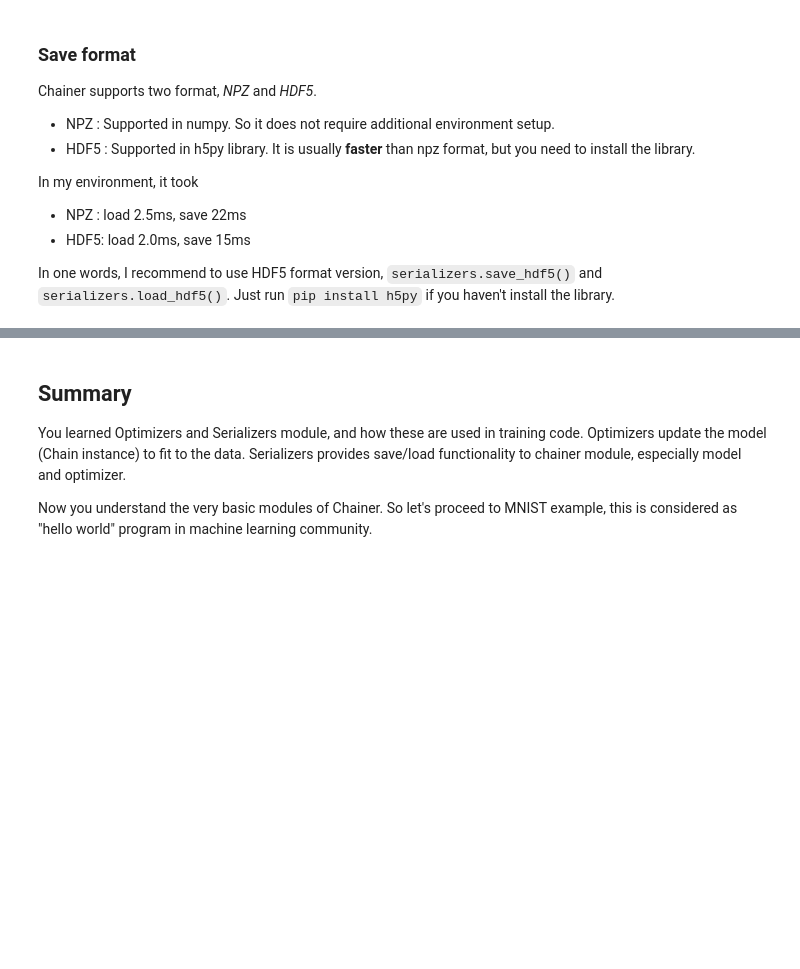
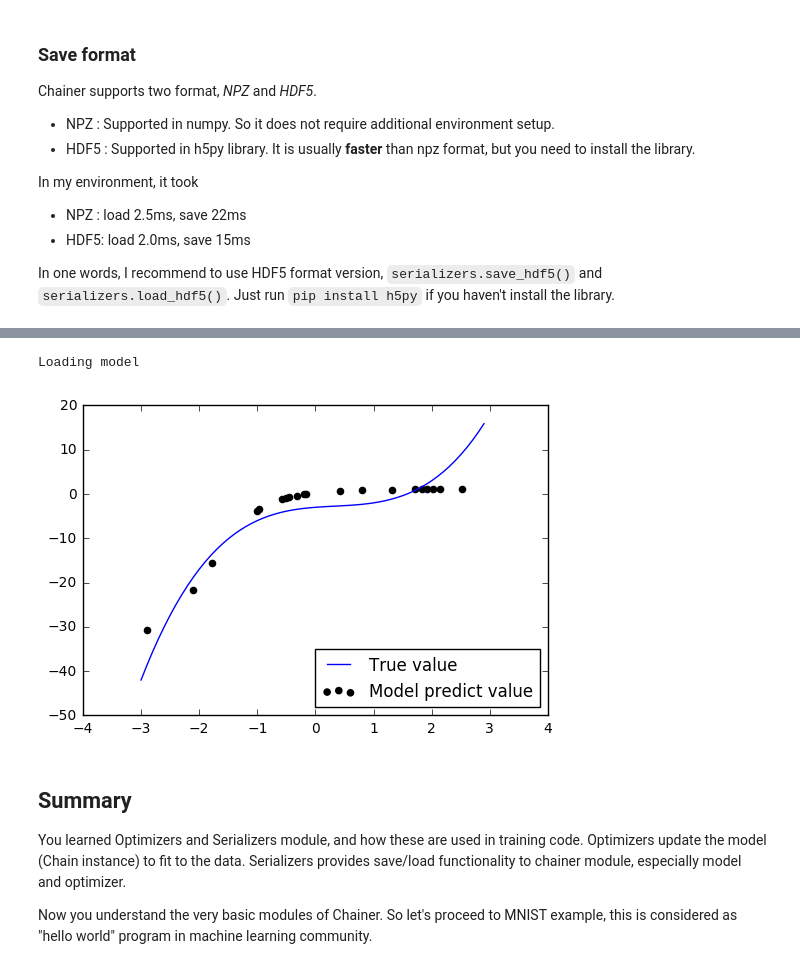
Before and after one commit to corochann/deep-learning-tutorial-with-chainer, a Jupyter notebook: jupyter/chainer_module2.ipynb, the cells around one changed output, grey strips where cells are left out. Cells and saved outputs as stored; diff of their text form; code cells hidden in the pictures; blank space fills up the shorter version.

```diff
--- a/jupyter/chainer_module2.ipynb
+++ b/jupyter/chainer_module2.ipynb
@@ -303,3 +312,34 @@ Just run `pip install h5py` if you haven't install the library.
+# %%
+# Setup a model
+model = MyChain()
+
+model_save_path = 'mlp.model'
+print('Loading model')
+# --- use NPZ format ---
+serializers.load_npz(model_save_path, model)
+# --- use HDF5 format (need h5py library) ---
+#%timeit serializers.load_hdf5(model_save_path, model)
+
+
+# calculate new data from model (predict value)
+x_test_data = np.array(np.random.rand(sample_num) * (xmax - xmin) + xmin)  # create 20
+x_test = Variable(x_test_data.reshape(-1, 1).astype(np.float32))
+y_test_data = model(x_test).data  # this is predicted value
+
+# calculate target function (true value)
+x_detail_data = np.array(np.arange(xmin, xmax, 0.1))
+y_detail_data = target_func_elementwise(x_detail_data)
+
+plt.clf()
+# plot model predict data
+plt.scatter(x_test_data, y_test_data, color='k', label='Model predict value')
+# plot target function
+plt.plot(x_detail_data, y_detail_data, label='True value')
+plt.legend(loc='lower right')
+plt.show()
+# %% [output]
+Loading model
+[figure, added]
 # %% [markdown]
 ## Summary
 
```
Also changed, not shown: parts of 6 cells of this notebook.
